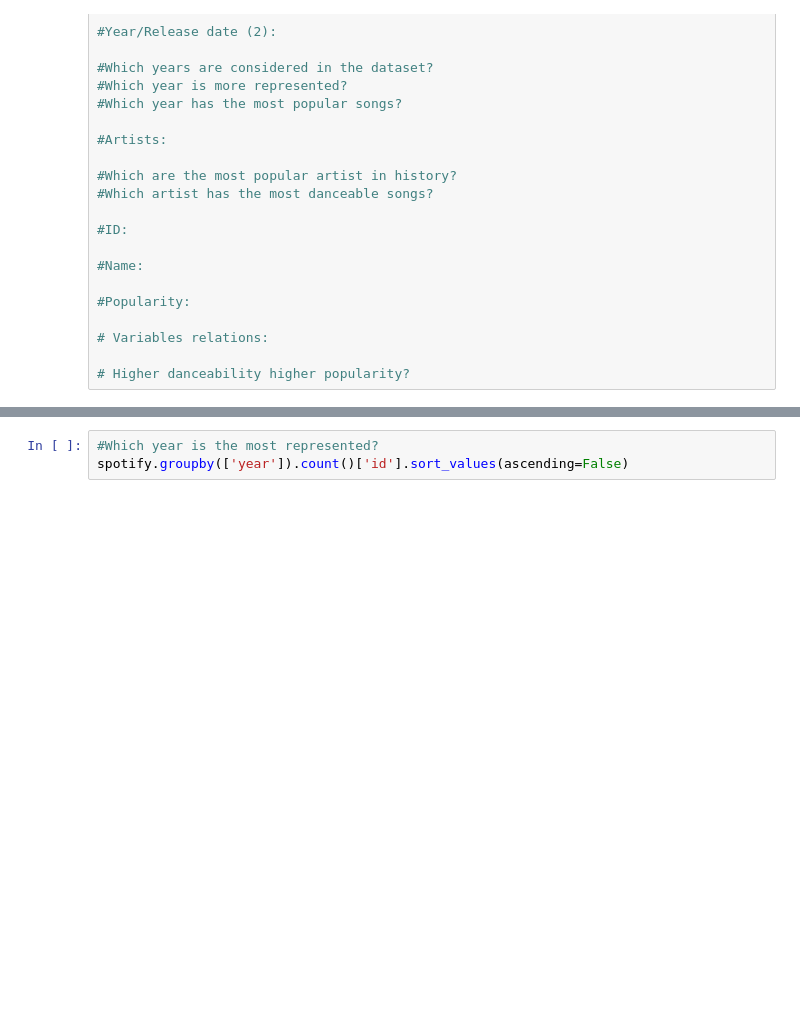
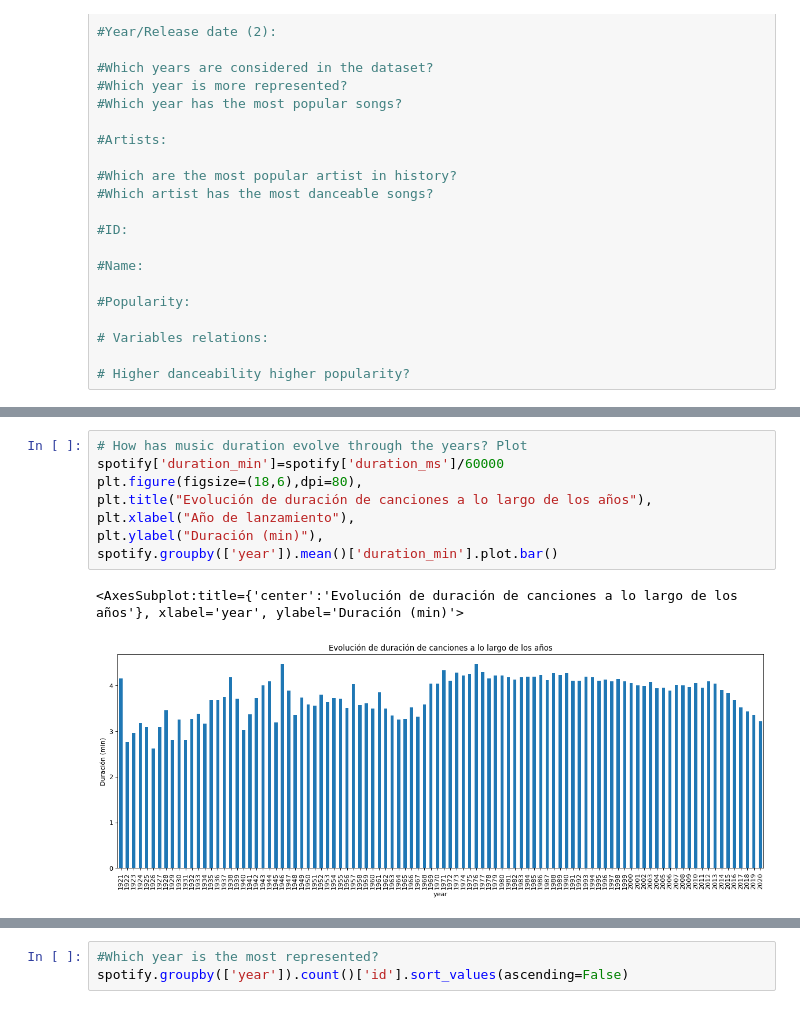
Before and after one commit to preluis/Project-portfolio, a Jupyter notebook: Notebooks/analisis_inicial.ipynb, the cells around one changed output, grey strips where cells are left out. Cells and saved outputs as stored; diff of their text form; blank space fills up the shorter version.

```diff
--- a/Notebooks/analisis_inicial.ipynb
+++ b/Notebooks/analisis_inicial.ipynb
@@ -144,0 +163,11 @@ ValueError: x and y must be the same size
+# %%
+# How has music duration evolve through the years? Plot
+spotify['duration_min']=spotify['duration_ms']/60000
+plt.figure(figsize=(18,6),dpi=80),
+plt.title("Evolución de duración de canciones a lo largo de los años"),
+plt.xlabel("Año de lanzamiento"),
+plt.ylabel("Duración (min)"),
+spotify.groupby(['year']).mean()['duration_min'].plot.bar()
+# %% [output]
+<AxesSubplot:title={'center':'Evolución de duración de canciones a lo largo de los años'}, xlabel='year', ylabel='Duración (min)'>
+[figure, added]
```
Also changed, not shown: parts of 9 cells of this notebook, 8 other files.
